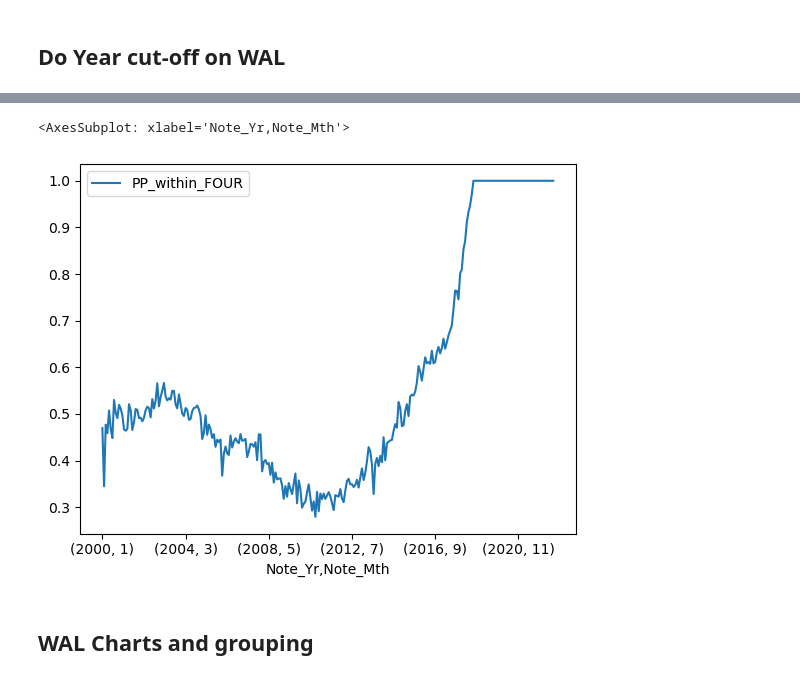
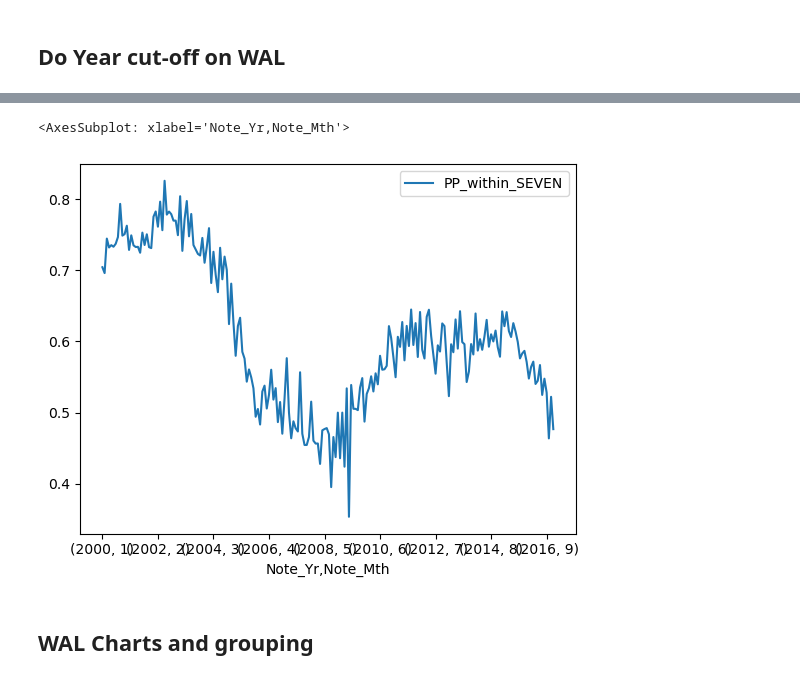
Before and after one commit to laramiedunlap/workstation_transfers, a Jupyter notebook: load_prime_table/prime.ipynb, the cells around one changed output, grey strips where cells are left out. Cells and saved outputs as stored; diff of their text form; code cells hidden in the pictures.

```diff
--- a/load_prime_table/prime.ipynb
+++ b/load_prime_table/prime.ipynb
@@ -91,0 +106,3 @@ loan_df['PP_Qty'] = loan_df[['PrepayMthsQty','DefaultMthsQty']].apply(coalesce_l
+# %%
+loan_df = pd.read_sql('SELECT * FROM loan_tape_fv', con=engine)
+loan_df.head()
@@ -126,11 +169,14 @@ mths_remaining['mths_remaining_bucket'] = mths_remaining['mths_remaining_bucket'
 # %%
-group_df = test_df[['Note_Yr','Note_Mth','PP_Qty']].groupby(['Note_Yr','Note_Mth'])['PP_Qty'].agg(total_count= 'count', PP_within_FOUR= lambda x: x[x<=48].count()/len(x), \
+test_df = loan_df[loan_df['MatBucket']=='21+']
+test_df = test_df[test_df['Note_Yr']<=2016]
+# test_df = test_df[test_df['PP_qty'].notna()]
+group_df = test_df[['Note_Yr','Note_Mth','PP_qty']].groupby(['Note_Yr','Note_Mth'])['PP_qty'].agg(total_count= 'count', PP_within_FOUR= lambda x: x[x<=48].count()/len(x), \
                                                     PP_within_SEVEN= lambda x: x[x<=86].count()/len(x) )
 
-group_df[['PP_within_FOUR']].plot()
+group_df[['PP_within_SEVEN']].plot()
 # %% [output]
 <AxesSubplot: xlabel='Note_Yr,Note_Mth'>
-[figure, old version]
+[figure, new version]
 # %% [markdown]
 ## WAL Charts and grouping
 # %%
```
Also changed, not shown: parts of 16 cells of this notebook, 3 other files.
